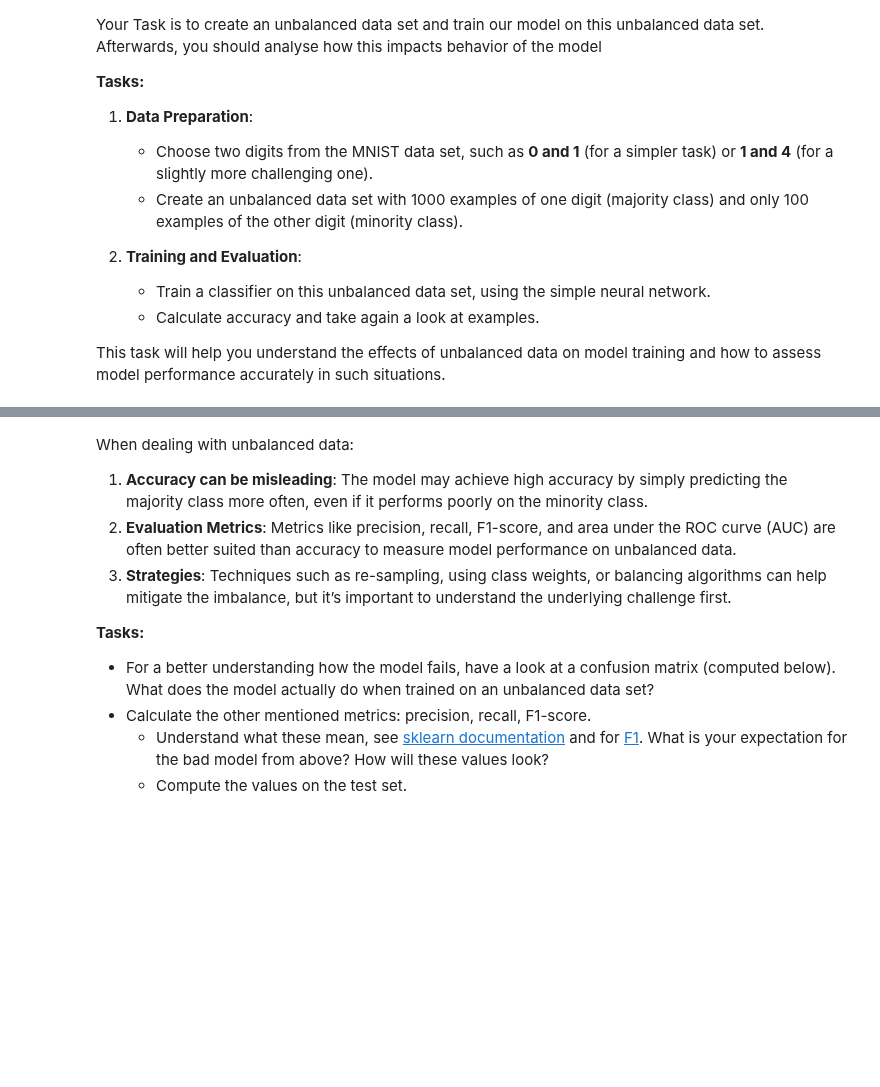
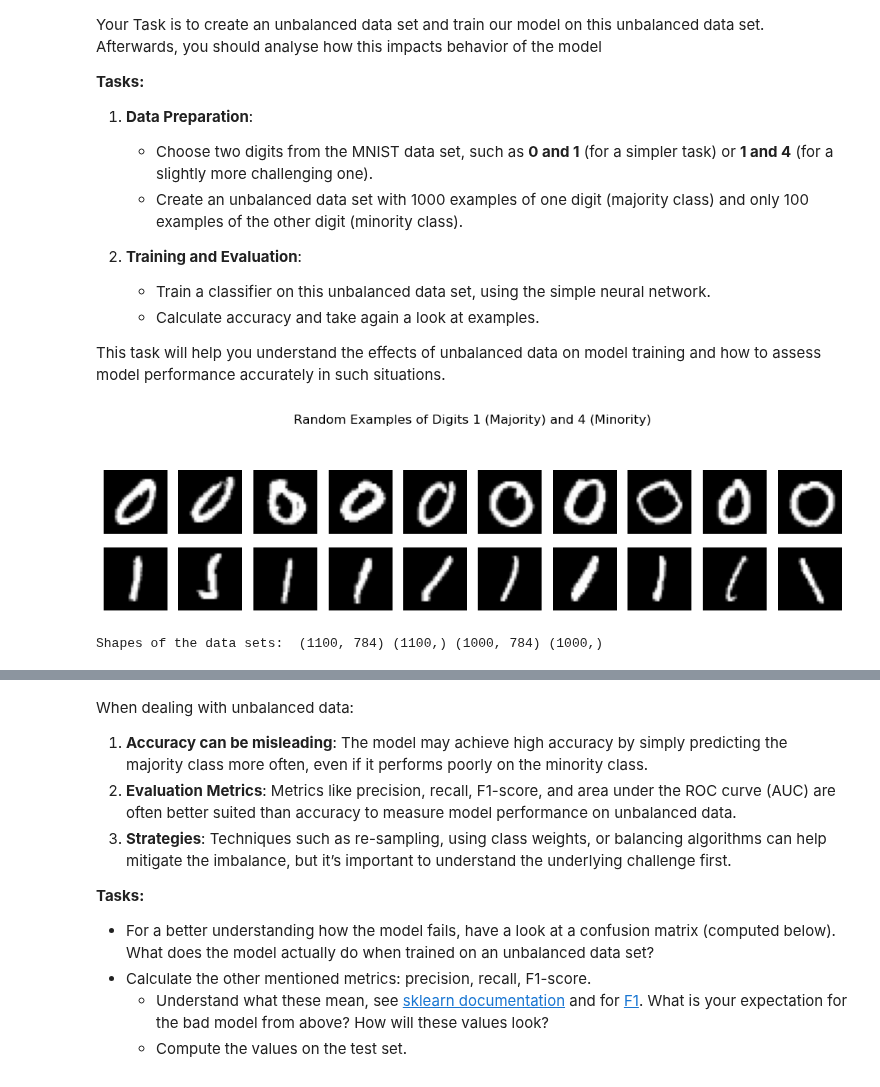
Before and after one commit to MarvinKohnen/deep-reinforcement-learning, a Jupyter notebook: drl_deep_course/4_Classification/4_A_Classification.ipynb, the cells around one changed output, grey strips where cells are left out. Cells and saved outputs as stored; diff of their text form; code cells hidden in the pictures; blank space fills up the shorter version.

```diff
--- a/drl_deep_course/4_Classification/4_A_Classification.ipynb
+++ b/drl_deep_course/4_Classification/4_A_Classification.ipynb
@@ -593,6 +634,12 @@ def load_two_classes_unbalanced(X, y, digit1, digit2, num_train_majority=1000, n
     X_majority, y_majority = X[majority_mask], y[majority_mask]
     X_minority, y_minority = X[minority_mask], y[minority_mask]
 
+    maj_indices = np.random.permutation(len(X_majority))
+    min_indices = np.random.permutation(len(X_minority))
+
+    X_train = np.concatenate([X_majority[maj_indices[:num_train_majority]], X_minority[min_indices[:num_train_minority]]])
+    y_train = np.concatenate([np.zeros(num_train_majority), np.ones(num_train_minority)])
+
     # Sample a balanced test set
     num_test_per_class = num_test // 2
     X_test_majority = X_majority[np.random.permutation(len(X_majority))[:num_test_per_class]]
@@ -602,34 +649,37 @@ def load_two_classes_unbalanced(X, y, digit1, digit2, num_train_majority=1000, n
     y_test = np.concatenate([np.zeros(len(X_test_majority)), np.ones(len(X_test_minority))], axis=0)
 
     return X_train, y_train, X_test, y_test
 
 # Use the function to filter digits 1 and 4, creating an unbalanced training set
-X_train, y_train, X_test, y_test = load_two_classes_unbalanced(X, y, 1, 4, num_train_majority=1000, num_train_minority=100, num_test=1000)
+X_train, y_train, X_test, y_test = load_two_classes_unbalanced(X, y, 0, 1, num_train_majority=1000, num_train_minority=100, num_test=1000)
 
 # Visualize examples from each class in the training set
 import matplotlib.pyplot as plt
 
 fig, axes = plt.subplots(2, 10, figsize=(10, 3))
 fig.suptitle("Random Examples of Digits 1 (Majority) and 4 (Minority)")
 
 # Plot 10 random images for each digit in the training set
 for digit in [1, 4]:
     digit_class = 0 if digit == 1 else 1
     digit_indices = np.where(y_train == digit_class)[0]
     selected_indices = np.random.choice(digit_indices, 10, replace=False)
 
     for i, idx in enumerate(selected_indices):
         ax = axes[0 if digit == 1 else 1, i]
         ax.imshow(X_train[idx].reshape(28, 28), cmap="gray")
         ax.axis("off")
         if i == 0:
             ax.set_ylabel(f"Digit {digit}")
 
 plt.tight_layout()
 plt.subplots_adjust(top=0.8)
 plt.show()
 
 print('Shapes of the data sets: ', X_train.shape, y_train.shape, X_test.shape, y_test.shape)
+# %% [output]
+[figure, added]
+Shapes of the data sets:  (1100, 784) (1100,) (1000, 784) (1000,)
 # %%
 import matplotlib.pyplot as plt
 import numpy as np
```
Also changed, not shown: parts of 11 cells of this notebook.
